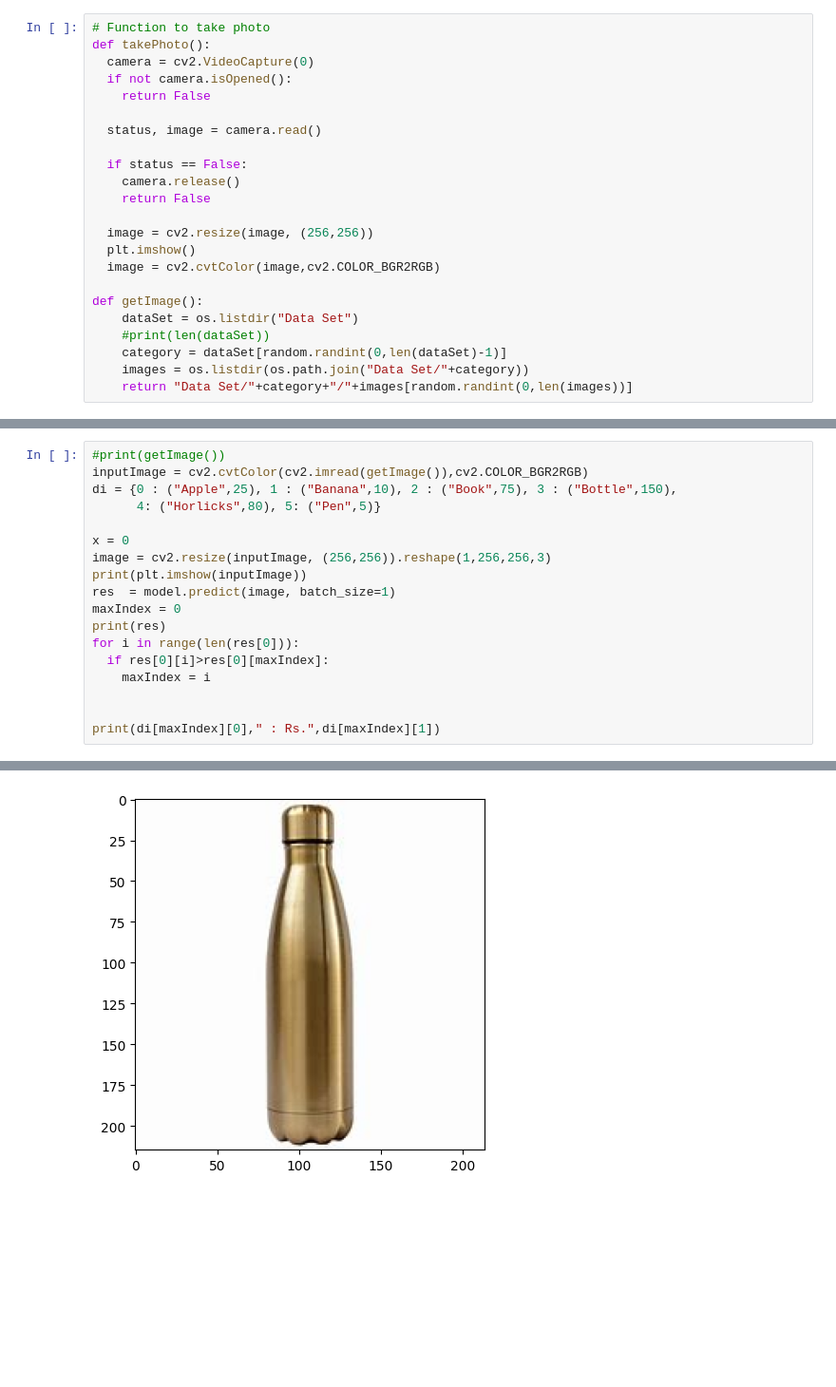
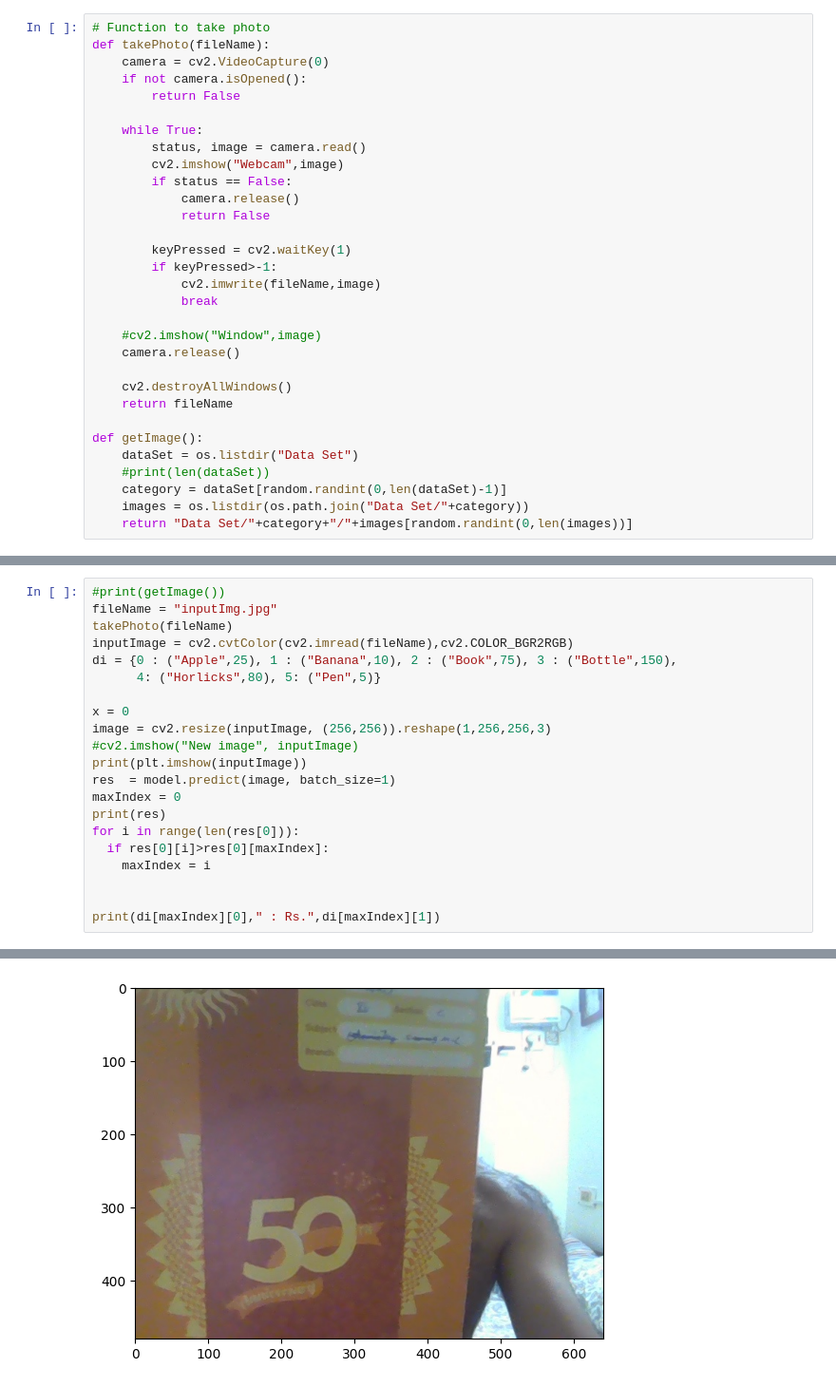
Before and after one commit to pavithradevi16/Smart-Billing, a Jupyter notebook: Model Test.ipynb, the cells around one changed output, grey strips where cells are left out. Shown: that part at 95% size. Drawn from its saved outputs; the diff is of its cells as text; blank space fills up the shorter version.

Commit message:
Screenshot on webcam live feed feature added

```diff
--- a/Model Test.ipynb
+++ b/Model Test.ipynb
@@ -8,19 +10,27 @@ import random
 # %%
 # Function to take photo
-def takePhoto():
-  camera = cv2.VideoCapture(0)
-  if not camera.isOpened():
-    return False
+def takePhoto(fileName):
+    camera = cv2.VideoCapture(0)
+    if not camera.isOpened():
+        return False
 
-  status, image = camera.read()
+    while True:
+        status, image = camera.read()
+        cv2.imshow("Webcam",image)
+        if status == False:
+            camera.release()
+            return False
 
-  if status == False:
+        keyPressed = cv2.waitKey(1)
+        if keyPressed>-1:
+            cv2.imwrite(fileName,image)
+            break
+
+    #cv2.imshow("Window",image)
     camera.release()
-    return False
 
-  image = cv2.resize(image, (256,256))
-  plt.imshow()
-  image = cv2.cvtColor(image,cv2.COLOR_BGR2RGB)
+    cv2.destroyAllWindows()
+    return fileName
 
 def getImage():
     dataSet = os.listdir("Data Set")
@@ -33,11 +49,14 @@ model = tf.keras.models.load_model("./model.keras")
 # %%
 #print(getImage())
-inputImage = cv2.cvtColor(cv2.imread(getImage()),cv2.COLOR_BGR2RGB)
+fileName = "inputImg.jpg"
+takePhoto(fileName)
+inputImage = cv2.cvtColor(cv2.imread(fileName),cv2.COLOR_BGR2RGB)
 di = {0 : ("Apple",25), 1 : ("Banana",10), 2 : ("Book",75), 3 : ("Bottle",150),
       4: ("Horlicks",80), 5: ("Pen",5)}
 
 x = 0
 image = cv2.resize(inputImage, (256,256)).reshape(1,256,256,3)
+#cv2.imshow("New image", inputImage)
 print(plt.imshow(inputImage))
 res  = model.predict(image, batch_size=1)
 maxIndex = 0
@@ -56 +76 @@ Bottle  : Rs. 150
-[figure, old version]
+[figure, new version]
```
Also changed, not shown: parts of 3 cells of this notebook.
